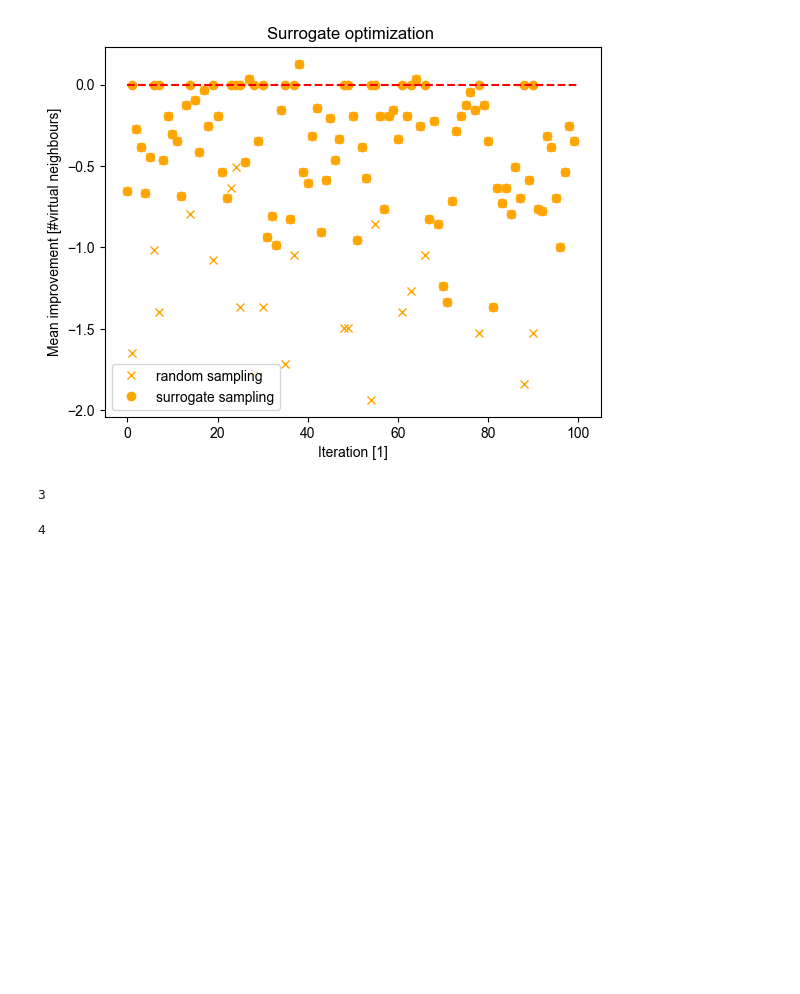
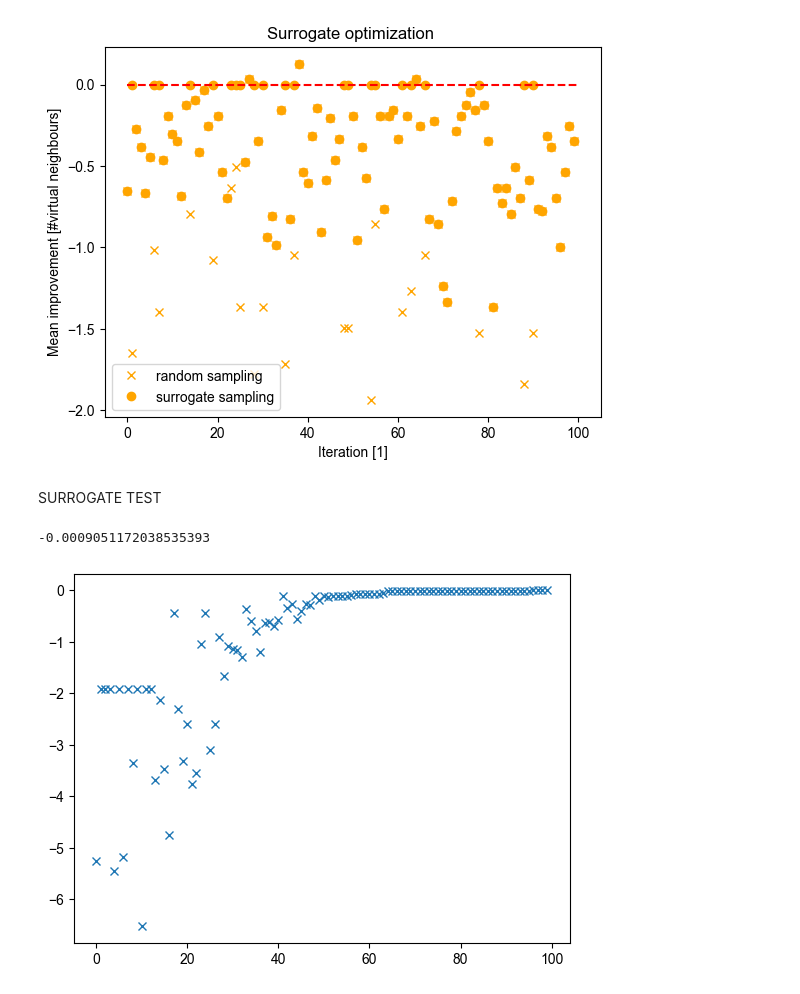
Before and after one commit to Luisenden/qnetsur, a Jupyter notebook: test.ipynb, the cells around one changed output. Drawn from its saved outputs; the diff is of its cells as text; code cells hidden in the pictures; blank space fills up the shorter version.

```diff
--- a/test.ipynb
+++ b/test.ipynb
@@ -49,11 +50,42 @@ plt.xlabel('Iteration [1]')
 # %% [output]
 Text(0.5, 0, 'Iteration [1]')
 [figure]
-# %%
-np.random.randint(2,6)
-# %% [output]
-3
-# %%
-max([1,2,3,4])
-# %% [output]
-4
+# %% [markdown]
+SURROGATE TEST
+# %%
+from sklearn.svm import SVR
+from sklearn.ensemble import ExtraTreesRegressor
+
+a = -5
+b = 5
+n=100
+
+res = []
+
+dim = 5
+fun = lambda row: -sum([row[i]**2 for i in range(dim)])
+
+def get_neighbour(row,count):
+    f = (1-np.log(1+count/n))**4
+    return np.array([np.random.normal(row[i], scale=(np.sqrt(b-a)*f)) for i in range(dim)])
+
+df = pd.DataFrame((b-a)*np.random.sample((1000,dim))+a)
+for i in range(n):
+    model = SVR()
+    target = df.apply(fun, axis=1)
+    model.fit(df,target)
+    df_add = pd.DataFrame.from_records(df.iloc[np.argsort(target)[-20:].values].apply(get_neighbour, args=(i,), axis=1).to_numpy())
+    y = model.predict(df_add)
+    y = np.concatenate([target,y])
+    index = y.argmax()
+    #print(i)
+
+
+    df = pd.concat([df, df_add], axis=0, ignore_index=True)
+    res.append(df.iloc[index].to_frame().apply(fun))
+# %%
+plt.plot(res, 'x')
+print(np.max(res))
+# %% [output]
+-0.0009051172038535393
+[figure, added]
```
Also changed, not shown: parts of 5 cells of this notebook, 5 other files.
